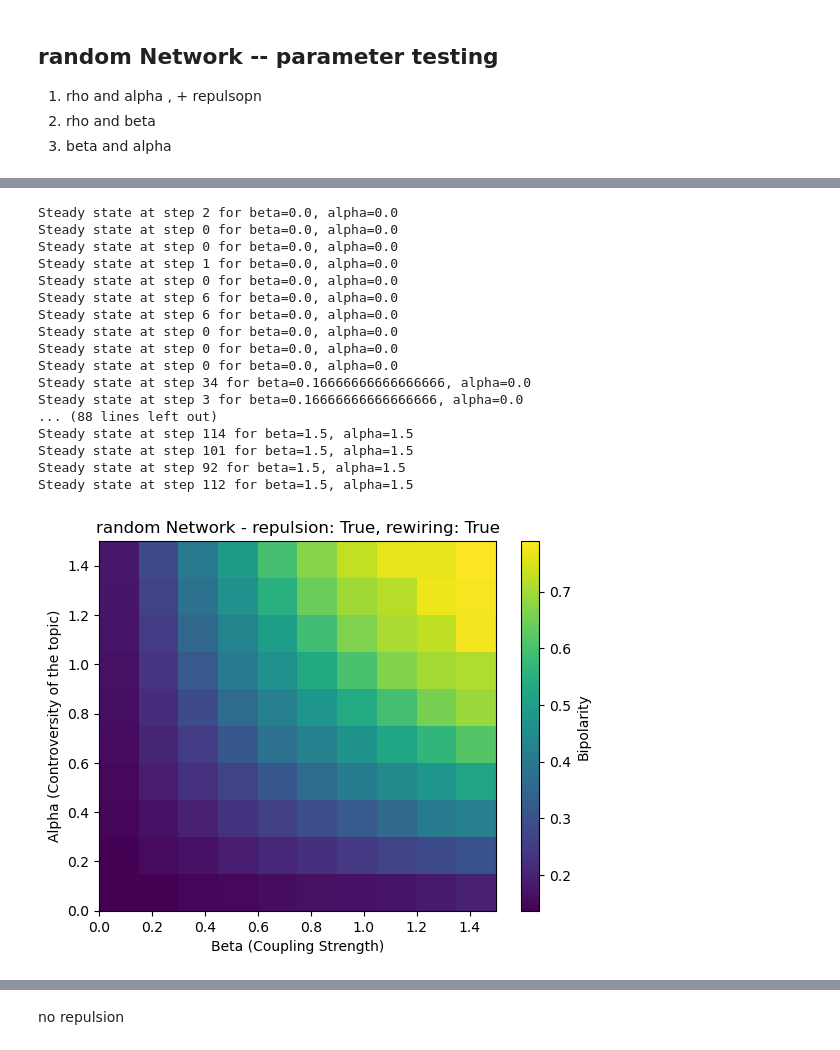
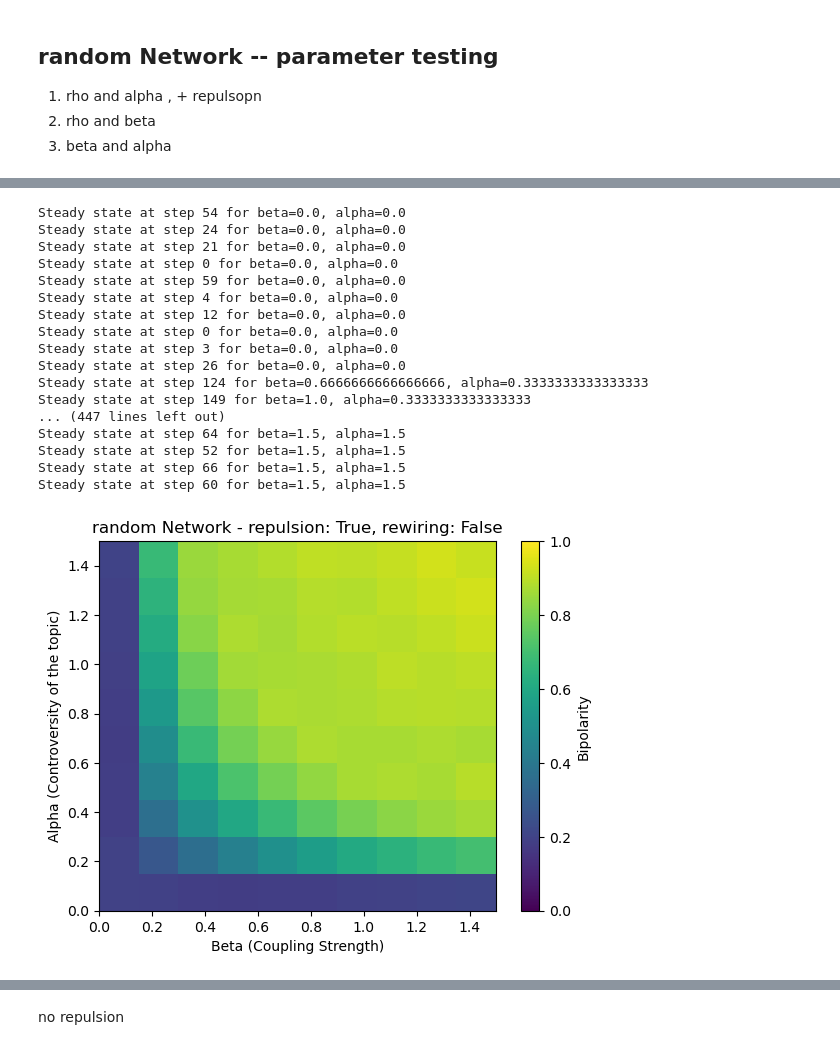
Before and after one commit to Batuffola/review_opinion-dynamics, a Jupyter notebook: update.ipynb, the cells around one changed output, grey strips where cells are left out. Saved outputs shown, nothing was run; the diff lists cells and outputs as text; code cells hidden in the pictures.

```diff
--- a/update.ipynb
+++ b/update.ipynb
@@ -729,26 +791,29 @@ def compute_van_der_eijks_a(opinions, bins=10):
 # Initialize and simulate the model
 # %%
 # Initialize the model
-num_agents = 400
+num_agents = 200
 connection_probability = 0.05
 random.seed(42)
 repulsion = True
-rewiring = True
-
+rewiring = False
+avg_degree = 6
 beta =  2 #coupling_strength
 rho = 0.1  #threshold of opiniondifferences
 alpha = 1  #controversity of the topic positiv definit
+intra_p_factor=36.0
+inter_p_factor=0
 
 #for stoch block model
-sizes = [50, 50, 100] #sizes of the communities, comminity one 50 agents, community two 50 agents, community three 100 agents
+sizes = [60, 60, 80] #sizes of the communities, comminity one 50 agents, community two 50 agents, community three 100 agents
 p_matrix = [[0.3, 0.015, 0.01], #connection_probability from group 1 to group 1, group 2 and group 3,
             [0.015, 0.3, 0.005],                         #from group 2 to group 1, group 2 and group 3,
             [0.01, 0.005, 0.3]]                         #from group 3 to group 1, group 2 and group 3
 
 #model = Model(num_agents, beta, rho, alpha, network_type='random', repulsion=repulsion, connection_probability=0.05) #random network
-model = Model(num_agents, beta, rho, alpha, network_type='random',avg_degree=6, rewiring=rewiring, repulsion=repulsion, connection_probability=0.05) #random network
-#model = Model(num_agents, beta, rho, alpha, network_type='sbm', repulsion=repulsion, sizes=sizes, p_matrix=p_matrix)
-
+#model = Model(num_agents, beta, rho, alpha, network_type='random',avg_degree=avg_degree, rewiring=rewiring, repulsion=repulsion, connection_probability=0.05) #random network
+#model = Model(num_agents, beta, rho, alpha, network_type='scale-free', avg_degree=avg_degree,  repulsion=repulsion) #scale-free network
+#model = Model(num_agents, beta, rho, alpha, network_type='sbm', avg_degree=avg_degree, repulsion=repulsion, sizes=sizes,intra_p_factor=intra_p_factor, inter_p_factor=inter_p_factor) #stochastic block model
+model = Model(num_agents, beta, rho, alpha, network_type='sbm', sizes=sizes, p_matrix=p_matrix)
 
 #model = Model(num_agents, connection_probability,beta,rho,alpha) #old random model
 layout = nx.spring_layout(model.environment.graph)
@@ -1094,11 +1165,12 @@ The distribution is strongly bimodal.
 3. beta and alpha
 # %%
 # Initialize the model
-num_agents = 1000
+num_agents = 200
 connection_probability = 0.05
 random.seed(42)
 repulsion = True
 rewiring = False
+avg_degree = 6
 
 alpha = 0.2  # Controversy of the topic (positive definite)
 iterations = 10
@@ -1118,7 +1190,7 @@ for b_idx, beta in enumerate(betas):
         for i in range(iterations):
             random.seed(42+i)
             # Initialize the model
-            model = Model(num_agents, beta, rho, alpha, network_type='random',avg_degree=6, rewiring=rewiring, repulsion=repulsion, connection_probability=0.05) #random network
+            model =  Model(num_agents, beta, rho, alpha, network_type='random', avg_degree=avg_degree, rewiring=rewiring, repulsion=repulsion, connection_probability=connection_probability) #random network #random network
             #model = Model(num_agents, beta, rho, alpha, network_type='scale-free',  repulsion=repulsion, m_edges_per_node=3) #scale-free network
             #model = Model(num_agents, beta, rho, alpha, network_type='sbm', repulsion=repulsion, sizes=sizes, p_matrix=p_matrix)
 
@@ -1207,7 +1279,7 @@ for a_idx, alpha in enumerate(alphas):
         for i in range(iterations):
             random.seed(42+i)
             # Initialize the model
-            model = Model(num_agents, beta, rho, alpha, network_type='random', rewiring=rewiring, repulsion=repulsion, connection_probability=0.05) #random network
+            model =  Model(num_agents, beta, rho, alpha, network_type='random', avg_degree=avg_degree, rewiring=rewiring, repulsion=repulsion, connection_probability=connection_probability) #random network #random network
             #model = Model(num_agents, beta, rho, alpha, network_type='scale-free',  repulsion=repulsion, m_edges_per_node=3) #scale-free network
             #model = Model(num_agents, beta, rho, alpha, network_type='sbm', repulsion=repulsion, sizes=sizes, p_matrix=p_matrix)
             layout = nx.spring_layout(model.environment.graph)  # Optional visualization layout
@@ -1266,6 +1338,7 @@ num_agents = 200
 connection_probability = 0.05
 random.seed(42)
 repulsion = True
+
 
 #beta =  1 #coupling_strength
 rho = 0.3  #threshold of opiniondifferences
@@ -1287,57 +1360,57 @@ for a_idx, alpha in enumerate(alphas):
         for i in range(iterations):
             random.seed(42+i)
             # Initialize the model
-            model = Model(num_agents, beta, rho, alpha, network_type='random', rewiring=rewiring, repulsion=repulsion, connection_probability=0.05) #random network
+            model =  Model(num_agents, beta, rho, alpha, network_type='random', avg_degree=avg_degree, rewiring=rewiring, repulsion=repulsion, connection_probability=connection_probability) #random network #random network
             #model = Model(num_agents, beta, rho, alpha, network_type='scale-free',  repulsion=repulsion, m_edges_per_node=3) #scale-free network
             #model = Model(num_agents, beta, rho, alpha, network_type='sbm', repulsion=repulsion, sizes=sizes, p_matrix=p_matrix)
             layout = nx.spring_layout(model.environment.graph)  # Optional visualization layout
 
             # Run the simulation
             num_steps = 150
             for step in range(num_steps):
                 previous_opinions = [model.environment.graph.nodes[node]['agent'].opinion
                                      for node in model.environment.graph.nodes]
                 model.step()
 
                 # Check for steady-state convergence
                 if track_opinion_change(previous_opinions, model) < 0.0000083:
                     print(f"Steady state at step {step} for beta={beta}, alpha={alpha}")
                     break
 
             # Get the final opinions and calculate bipolarity
             bipolarities.append(measure_bipolarity(model.environment))
 
         # Store the mean bipolarity for this parameter combination
         bipolarity[a_idx, b_idx] = np.mean(bipolarities)
 
 # Print or visualize the results
 import matplotlib.pyplot as plt
 plt.imshow(bipolarity, origin="lower", aspect="auto",
-           extent=[betas.min(), betas.max(), alphas.min(), alphas.max()])
+           extent=[betas.min(), betas.max(), alphas.min(), alphas.max()],vmin=0, vmax=1)
 plt.colorbar(label="Bipolarity")
 plt.xlabel("Beta (Coupling Strength)")
 plt.ylabel("Alpha (Controversity of the topic)")
 plt.title(f"random Network - repulsion: {repulsion}, rewiring: {rewiring}")
 plt.show()
 # %% [output]
-Steady state at step 2 for beta=0.0, alpha=0.0
+Steady state at step 54 for beta=0.0, alpha=0.0
+Steady state at step 24 for beta=0.0, alpha=0.0
+Steady state at step 21 for beta=0.0, alpha=0.0
 Steady state at step 0 for beta=0.0, alpha=0.0
+Steady state at step 59 for beta=0.0, alpha=0.0
+Steady state at step 4 for beta=0.0, alpha=0.0
+Steady state at step 12 for beta=0.0, alpha=0.0
 Steady state at step 0 for beta=0.0, alpha=0.0
-Steady state at step 1 for beta=0.0, alpha=0.0
-Steady state at step 0 for beta=0.0, alpha=0.0
-Steady state at step 6 for beta=0.0, alpha=0.0
-Steady state at step 6 for beta=0.0, alpha=0.0
-Steady state at step 0 for beta=0.0, alpha=0.0
-Steady state at step 0 for beta=0.0, alpha=0.0
-Steady state at step 0 for beta=0.0, alpha=0.0
-Steady state at step 34 for beta=0.16666666666666666, alpha=0.0
-Steady state at step 3 for beta=0.16666666666666666, alpha=0.0
-... (88 lines left out)
-Steady state at step 114 for beta=1.5, alpha=1.5
-Steady state at step 101 for beta=1.5, alpha=1.5
-Steady state at step 92 for beta=1.5, alpha=1.5
-Steady state at step 112 for beta=1.5, alpha=1.5
+Steady state at step 3 for beta=0.0, alpha=0.0
+Steady state at step 26 for beta=0.0, alpha=0.0
+Steady state at step 124 for beta=0.6666666666666666, alpha=0.3333333333333333
+Steady state at step 149 for beta=1.0, alpha=0.3333333333333333
+... (447 lines left out)
+Steady state at step 64 for beta=1.5, alpha=1.5
+Steady state at step 52 for beta=1.5, alpha=1.5
+Steady state at step 66 for beta=1.5, alpha=1.5
+Steady state at step 60 for beta=1.5, alpha=1.5
-[figure, old version]
+[figure, new version]
 # %%
 # Initialize the model
 num_agents = 200
```
Also changed, not shown: parts of 28 cells of this notebook.
